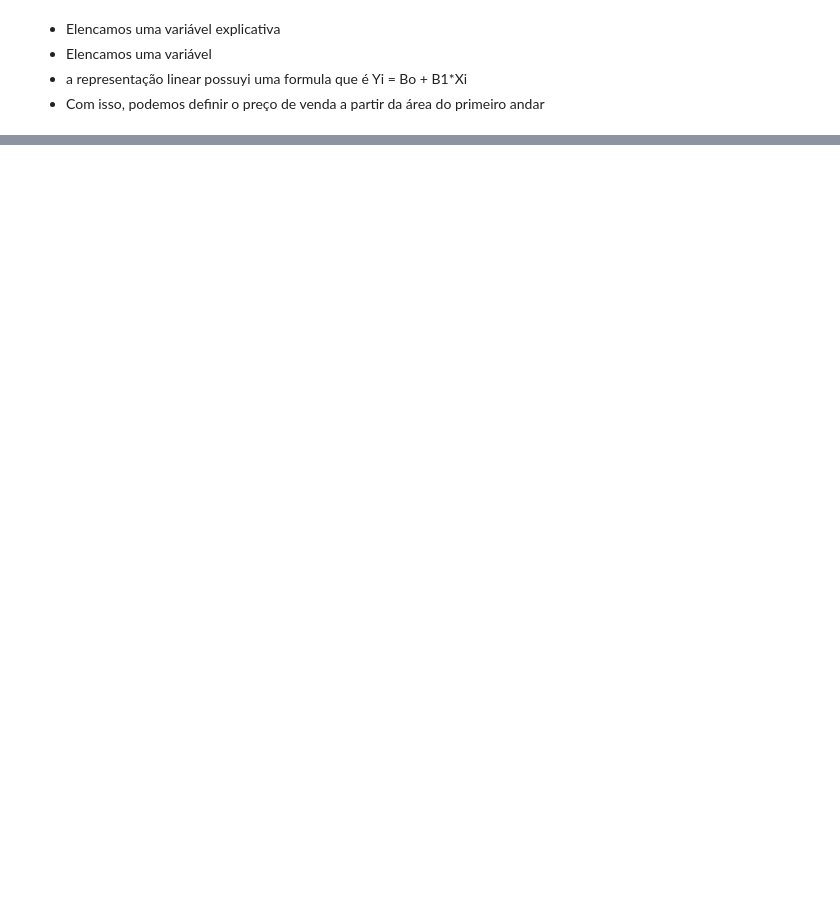
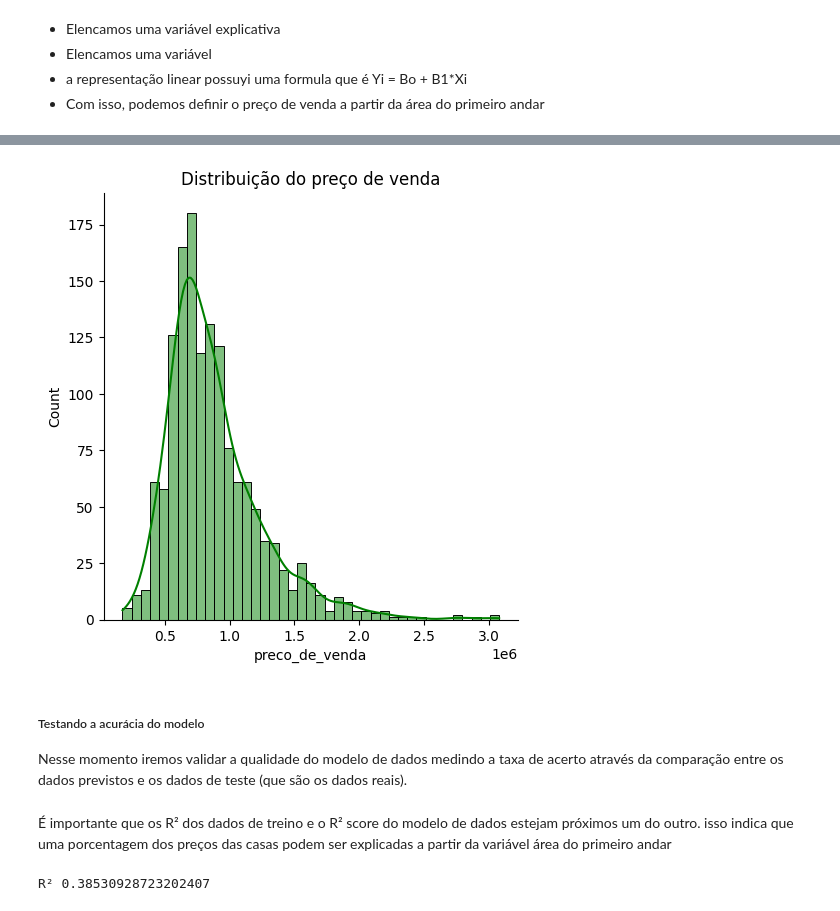
Before and after one commit to LuizinhoXT/Python, a Jupyter notebook: machine_learning/regressao_linear/regressao.ipynb, the cells around one changed output, grey strips where cells are left out. Cells and saved outputs as stored; diff of their text form; code cells hidden in the pictures; blank space fills up the shorter version.

```diff
--- a/machine_learning/regressao_linear/regressao.ipynb
+++ b/machine_learning/regressao_linear/regressao.ipynb
@@ -131,0 +272,10 @@ O QUE APRENDEMOS NESSA AULA:
+# %%
+sns.displot(data['preco_de_venda'], kde=True, color='green')
+plt.title('Distribuição do preço de venda')
+plt.show()
+# %% [output]
+[figure, added]
+# %% [markdown]
+##### Testando a acurácia do modelo
+
+Nesse momento iremos validar a qualidade do modelo de dados medindo a taxa de acerto através da comparação entre os dados previstos e os dados de teste (que são os dados reais).
@@ -131,0 +286,6 @@ O QUE APRENDEMOS NESSA AULA:
+# %% [markdown]
+É importante que os R² dos dados de treino e o R² score do modelo de dados estejam próximos um do outro. isso indica que uma porcentagem dos preços das casas podem ser explicadas a partir da variável área do primeiro andar
+# %%
+print("R²", r2_score(y_teste,y_predict))
+# %% [output]
+R² 0.38530928723202407
```
Also changed, not shown: parts of 24 cells of this notebook.
